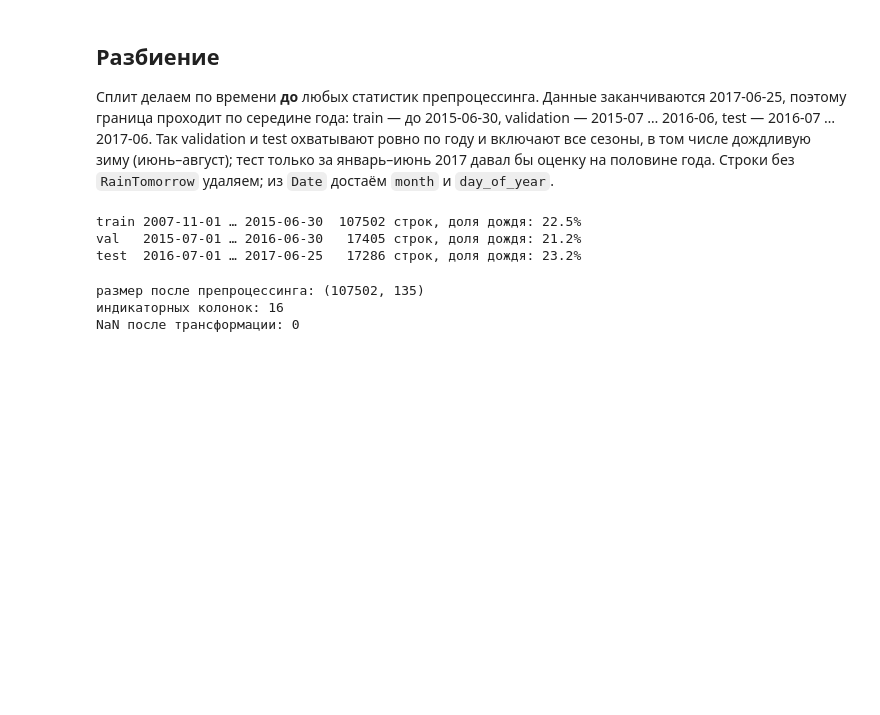
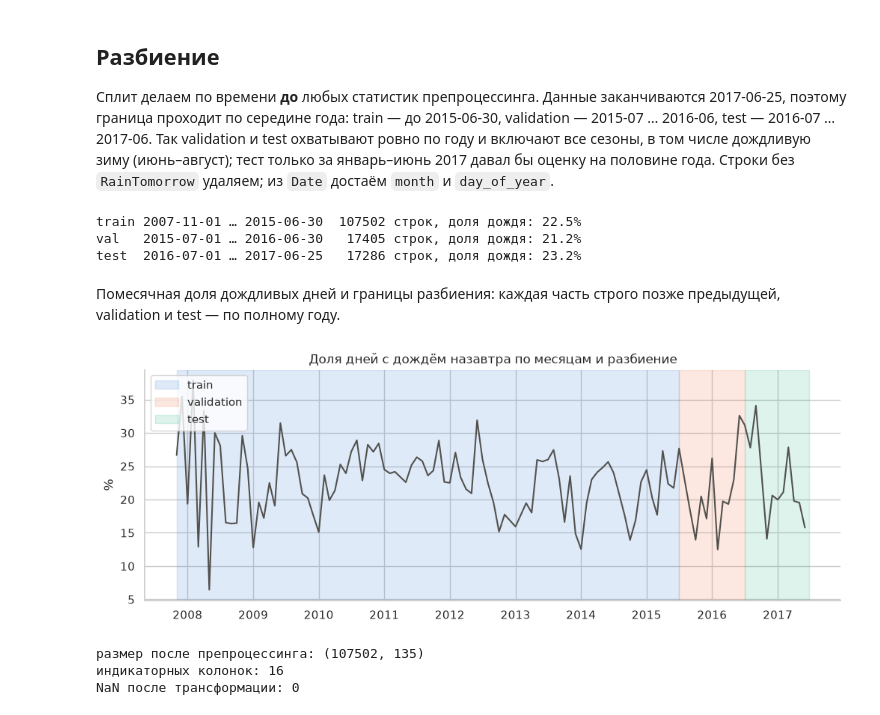
Before and after one commit to gpuslave/ml, a Jupyter notebook: notebooks/decision-tree-ensemble-gradboost.ipynb, the cells around one changed output. Cells and saved outputs as stored; diff of their text form; code cells hidden in the pictures; blank space fills up the shorter version.

```diff
--- a/notebooks/decision-tree-ensemble-gradboost.ipynb
+++ b/notebooks/decision-tree-ensemble-gradboost.ipynb
@@ -148,6 +188,25 @@ for name, d in [("train", df[train_mask]), ("val", df[val_mask]), ("test", df[te
 train 2007-11-01 … 2015-06-30  107502 строк, доля дождя: 22.5%
 val   2015-07-01 … 2016-06-30   17405 строк, доля дождя: 21.2%
 test  2016-07-01 … 2017-06-25   17286 строк, доля дождя: 23.2%
+# %% [markdown]
+Помесячная доля дождливых дней и границы разбиения: каждая часть строго позже предыдущей, validation и test — по полному году.
+# %%
+rain_by_period = y.groupby(df["Date"].dt.to_period("M").dt.to_timestamp()).mean().mul(100)
+
+fig, ax = plt.subplots(figsize=(12, 4))
+spans = [
+    ("train", df["Date"].min(), "2015-06-30", BLUE),
+    ("validation", "2015-07-01", "2016-06-30", ORANGE),
+    ("test", "2016-07-01", df["Date"].max(), AQUA),
+]
+for name, start, end, color in spans:
+    ax.axvspan(pd.Timestamp(start), pd.Timestamp(end), color=color, alpha=0.15, label=name)
+sns.lineplot(x=rain_by_period.index, y=rain_by_period.values, color=INK, linewidth=1.5, ax=ax)
+ax.set(title="Доля дней с дождём назавтра по месяцам и разбиение", xlabel="", ylabel="%")
+ax.legend(loc="upper left")
+plt.show()
+# %% [output]
+[figure, added]
 # %%
 from sklearn.compose import ColumnTransformer
 from sklearn.impute import SimpleImputer
```
Also changed, not shown: parts of 21 cells of this notebook, 3 other files.
